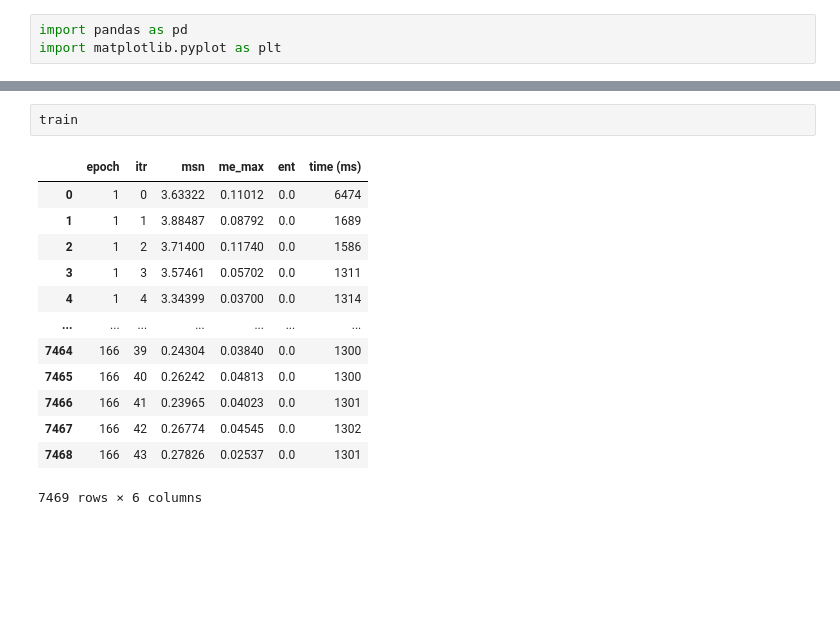
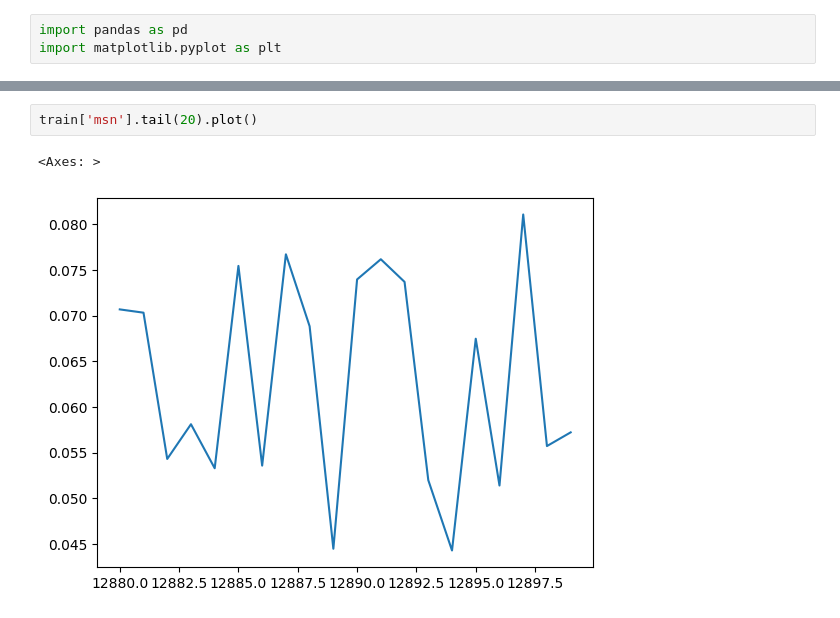
Before and after one commit to Green-AI-Lab-GAIA/climate-clustering, a Jupyter notebook: notebooks/loss.ipynb, the cells around one changed output, grey strips where cells are left out. Saved outputs shown, nothing was run; the diff lists cells and outputs as text; blank space fills up the shorter version.

```diff
--- a/notebooks/loss.ipynb
+++ b/notebooks/loss.ipynb
@@ -12,16 +10,5 @@ train.groupby('epoch').mean()['msn'].plot()
-# %%
-train
-# %% [output]
-|  | epoch | itr | msn | me_max | ent | time (ms) |
-| 0 | 1 | 0 | 3.63322 | 0.11012 | 0.0 | 6474 |
-| 1 | 1 | 1 | 3.88487 | 0.08792 | 0.0 | 1689 |
-| 2 | 1 | 2 | 3.71400 | 0.11740 | 0.0 | 1586 |
-| 3 | 1 | 3 | 3.57461 | 0.05702 | 0.0 | 1311 |
-| 4 | 1 | 4 | 3.34399 | 0.03700 | 0.0 | 1314 |
-| ... | ... | ... | ... | ... | ... | ... |
-| 7464 | 166 | 39 | 0.24304 | 0.03840 | 0.0 | 1300 |
-| 7465 | 166 | 40 | 0.26242 | 0.04813 | 0.0 | 1300 |
-| 7466 | 166 | 41 | 0.23965 | 0.04023 | 0.0 | 1301 |
-| 7467 | 166 | 42 | 0.26774 | 0.04545 | 0.0 | 1302 |
-| 7468 | 166 | 43 | 0.27826 | 0.02537 | 0.0 | 1301 |
-7469 rows × 6 columns
+# %%
+train['msn'].tail(20).plot()
+# %% [output]
+<Axes: >
+[figure, added]
```
Also changed, not shown: parts of 2 cells of this notebook, 16 other files.
